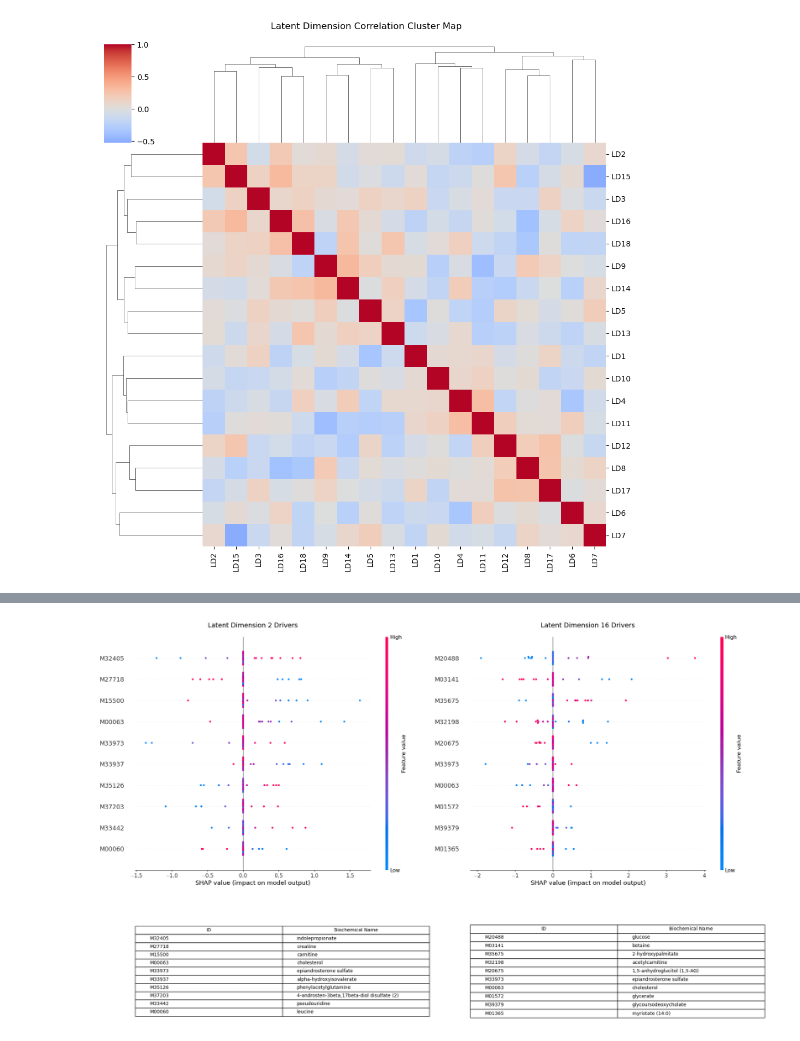
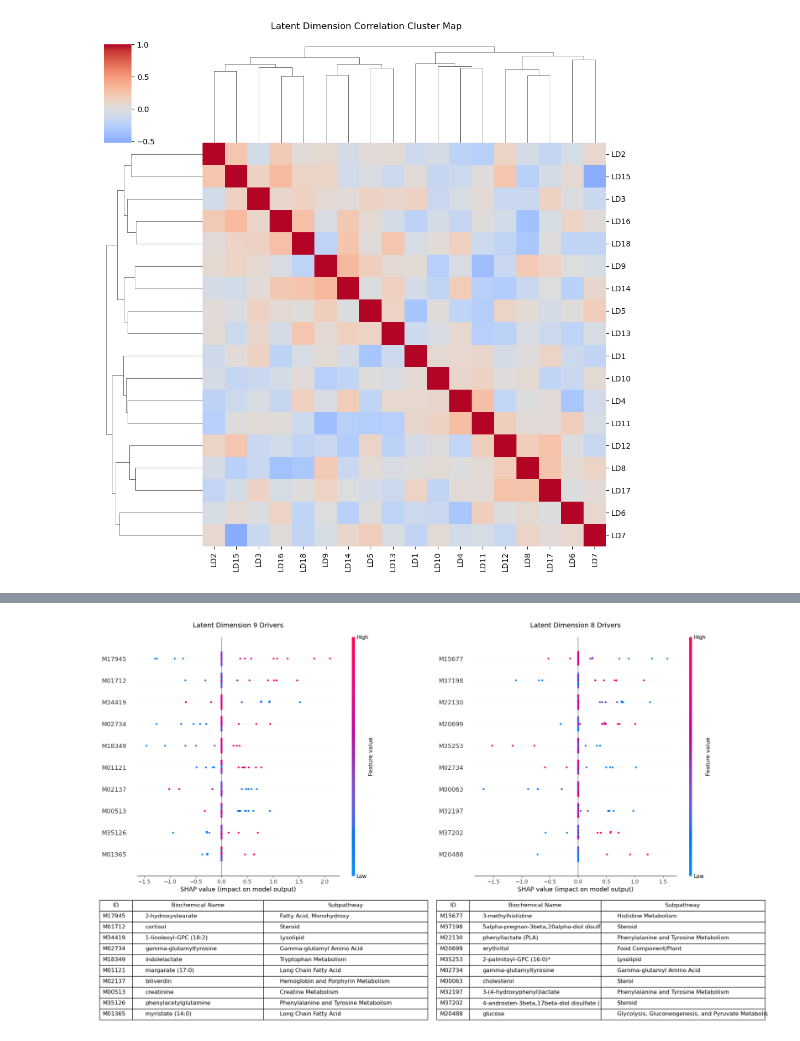
Before and after one commit to algu-dotcom/BIPN162_FinalProject, a Jupyter notebook: BIPN162_FinalProject.ipynb, the cells around one changed output, grey strips where cells are left out. Cells and saved outputs as stored; diff of their text form; code cells hidden in the pictures.

```diff
--- a/BIPN162_FinalProject.ipynb
+++ b/BIPN162_FinalProject.ipynb
@@ -826,7 +826,6 @@ Shape of test_subset: (25, 162)
 # %%
 def get_top_metabolites(shap_vals, feature_names, top_n=10):
     # 1. Calculate the mean absolute SHAP value for each feature
-    # This tells us overall importance for this latent dimension
     importance = np.abs(shap_vals).mean(0)
 
     # 2. Get indices of the top features
@@ -835,14 +834,18 @@ def get_top_metabolites(shap_vals, feature_names, top_n=10):
     # 3. Create a list of the top IDs
     top_ids = [feature_names[i] for i in top_indices]
 
-    # 4. Pull the metadata for these specific IDs
-    # This creates a table with 'BIOCHEMICAL', 'SUPER_PATHWAY', etc.
-    summary_table = metadata_lookup.loc[top_ids].copy()
+    # 4. Pull the metadata
+    # We use .reindex to avoid errors if an ID is missing in the metadata
+    summary_table = metadata_lookup.reindex(top_ids).copy()
 
-    # Optional: Add the importance score to the table
+    # 5. Add the Importance Score
     summary_table['SHAP_Importance'] = importance[top_indices]
 
-    return summary_table
+    # 6. Select and Rename the columns you want to see
+    # Adjust 'BIOCHEMICAL' and 'SUB_PATHWAY' to match your CSV's exact column names
+    columns_to_show = ['BIOCHEMICAL', 'SUB_PATHWAY', 'SHAP_Importance']
+
+    return summary_table[columns_to_show]
 # %%
 latent_means, _, _ = mtmodel.encoder.predict(X_test_pure, verbose=0)
 feature_names = [f"LD{i+1}" for i in range(18)]
@@ -887,4 +944,7 @@ plt.show()
 # %%
+dim_1 = 9
+dim_2 = 8
+
 shap_values_T = np.transpose(shap_values, (2, 0, 1))
 
 def shap_with_table(latent_dim, gs_slot):
@@ -896,40 +956,45 @@ def shap_with_table(latent_dim, gs_slot):
     # 2. Plot the SHAP plot on top
     plt.sca(ax_shap)
     shap.summary_plot(
         shap_values_T[latent_dim],
         test_subset,
         feature_names=metabolite_ids,
         max_display=10,
         show=False,
         plot_size=None
     )
     ax_shap.set_title(f"Latent Dimension {latent_dim} Drivers", fontsize=14, pad=20)
 
     # 3. Prepare the Metabolite Data for the table
     top_data = get_top_metabolites(shap_values_T[latent_dim], metabolite_ids)
-    # Just grab ID and Biochemical Name for clarity
-    table_data = top_data[['BIOCHEMICAL']].reset_index().values
+    table_data = top_data[['BIOCHEMICAL', 'SUB_PATHWAY']].reset_index().values
 
     # 4. Create the Table underneath
     ax_table.axis('off') # Hide the axes of the table slot
     tbl = ax_table.table(
         cellText=table_data,
-        colLabels=['ID', 'Biochemical Name'],
+        colLabels=['ID', 'Biochemical Name', 'Subpathway'],
         loc='center',
-        cellLoc='left'
-    )
+        cellLoc='left',
+        bbox=[-0.15, 0, 1.3, 1.5]
+)
     tbl.auto_set_font_size(False)
-    tbl.set_fontsize(10)
-    tbl.scale(1, 1.5) # Stretch vertically for readability
+    tbl.set_fontsize(12)
+
+    col_widths = {0: 0.10, 1: 0.4, 2: 0.5}
+
+    for (row, col), cell in tbl.get_celld().items():
+        if col in col_widths:
+            cell.set_width(col_widths[col])
 
 # --- EXECUTION ---
 fig = plt.figure(figsize=(20, 12))
 gs = fig.add_gridspec(1, 2) # 1 row, 2 columns of "slots"
 
-shap_with_table(2, gs[0])
-shap_with_table(16, gs[1])
+shap_with_table(dim_1, gs[0])
+shap_with_table(dim_2, gs[1])
 
 plt.tight_layout()
 plt.show()
 # %% [output]
-[figure, old version]
+[figure, new version]
```
Also changed, not shown: parts of 6 cells of this notebook.
